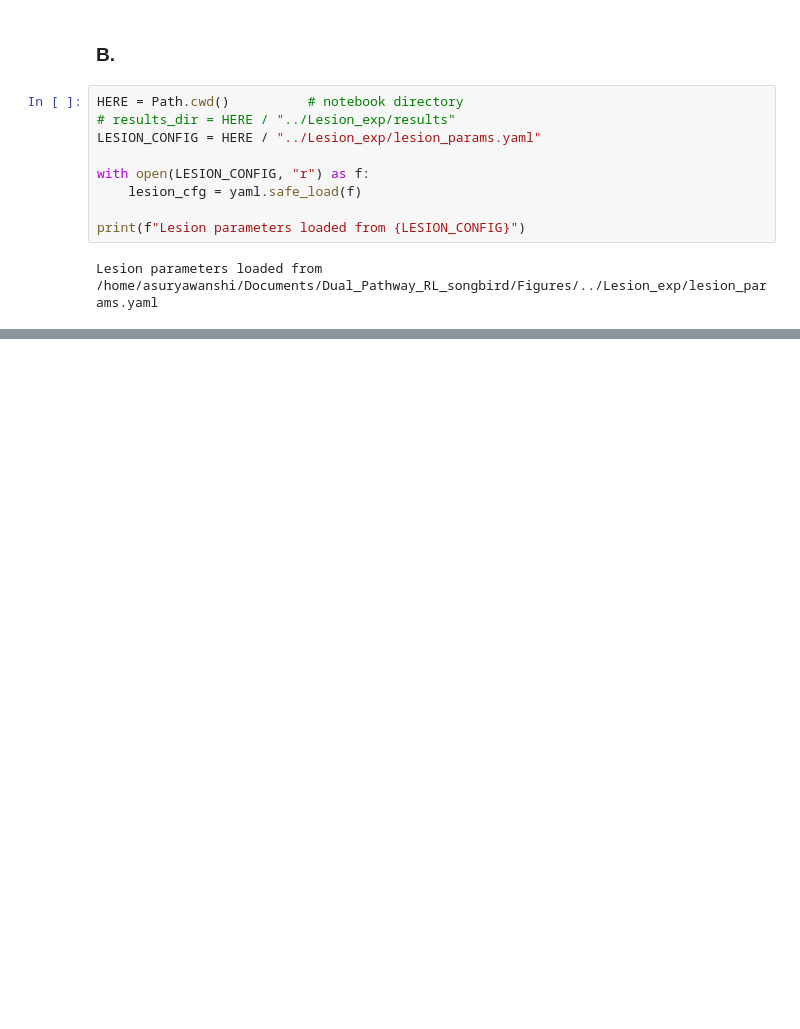
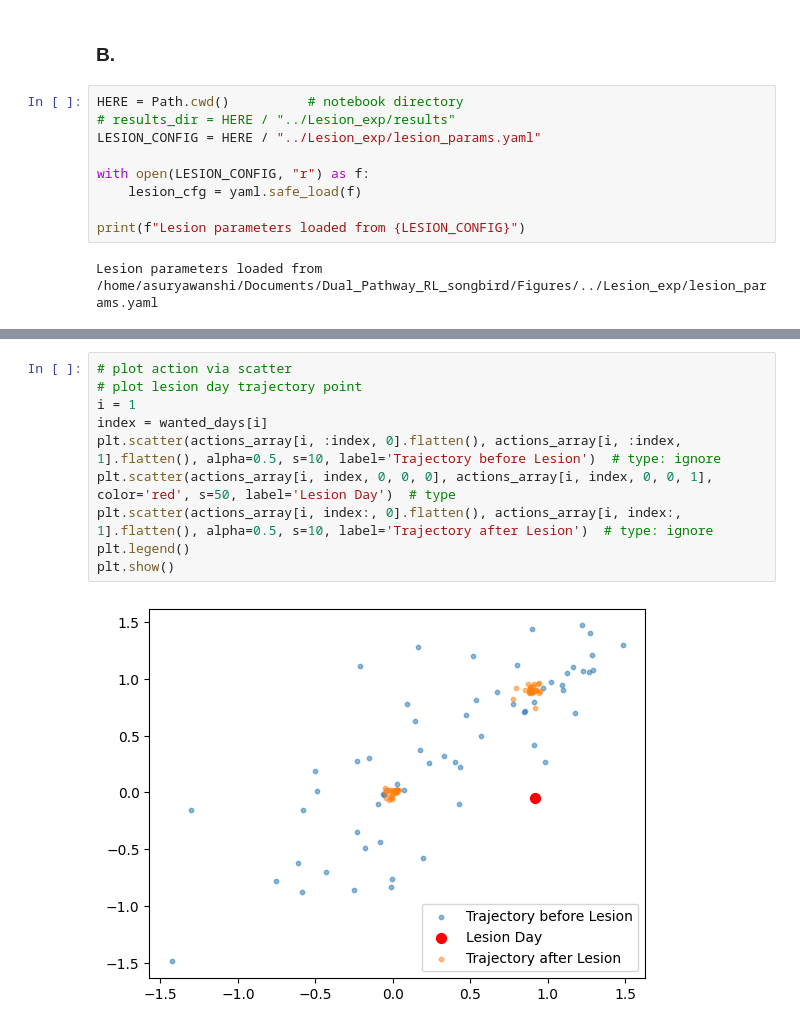
Before and after one commit to AtharvSuryawanshi/Dual_Pathway_RL_songbird, a Jupyter notebook: Figures/Figure_7.ipynb, the cells around one changed output, grey strips where cells are left out. Saved outputs shown, nothing was run; the diff lists cells and outputs as text; blank space fills up the shorter version.

```diff
--- a/Figures/Figure_7.ipynb
+++ b/Figures/Figure_7.ipynb
@@ -522,0 +523,12 @@ Lesion at day 50
+# %%
+# plot action via scatter
+# plot lesion day trajectory point
+i = 1
+index = wanted_days[i]
+plt.scatter(actions_array[i, :index, 0].flatten(), actions_array[i, :index, 1].flatten(), alpha=0.5, s=10, label='Trajectory before Lesion')  # type: ignore
+plt.scatter(actions_array[i, index, 0, 0, 0], actions_array[i, index, 0, 0, 1], color='red', s=50, label='Lesion Day')  # type
+plt.scatter(actions_array[i, index:, 0].flatten(), actions_array[i, index:, 1].flatten(), alpha=0.5, s=10, label='Trajectory after Lesion')  # type: ignore
+plt.legend()
+plt.show()
+# %% [output]
+[figure, added]
```
Also changed, not shown: parts of 10 cells of this notebook.
